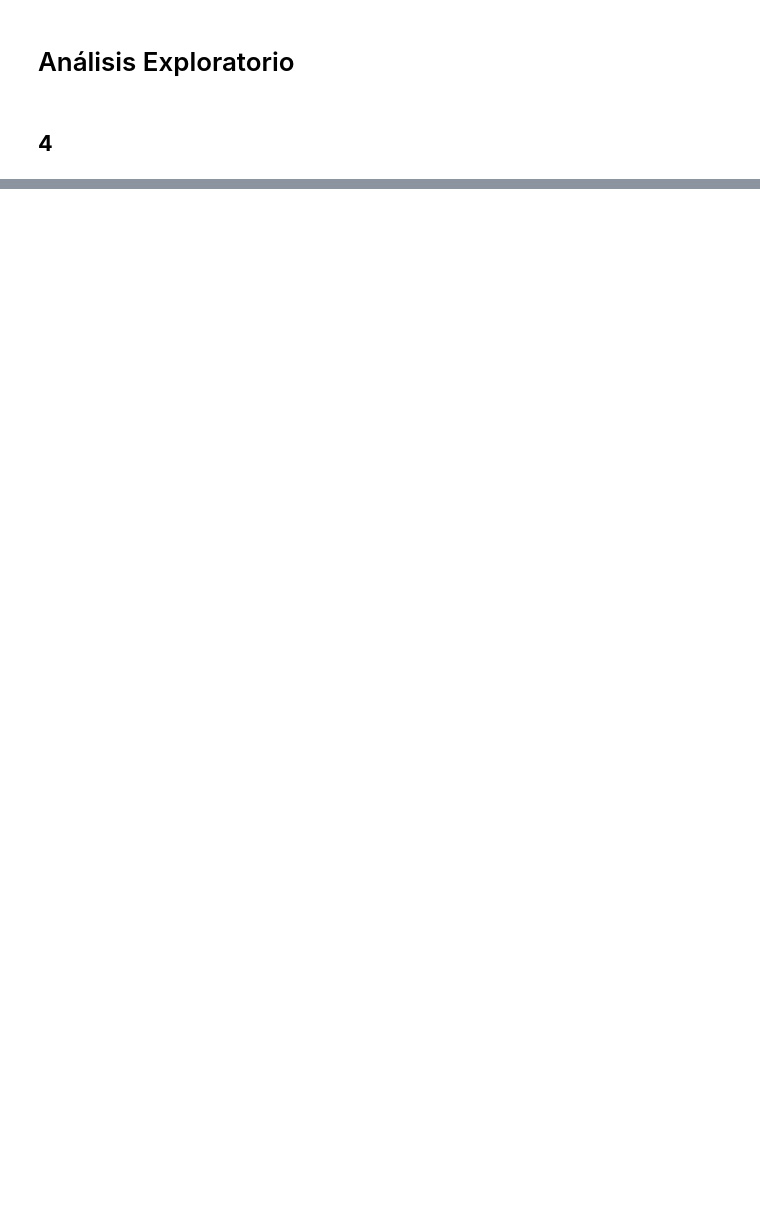
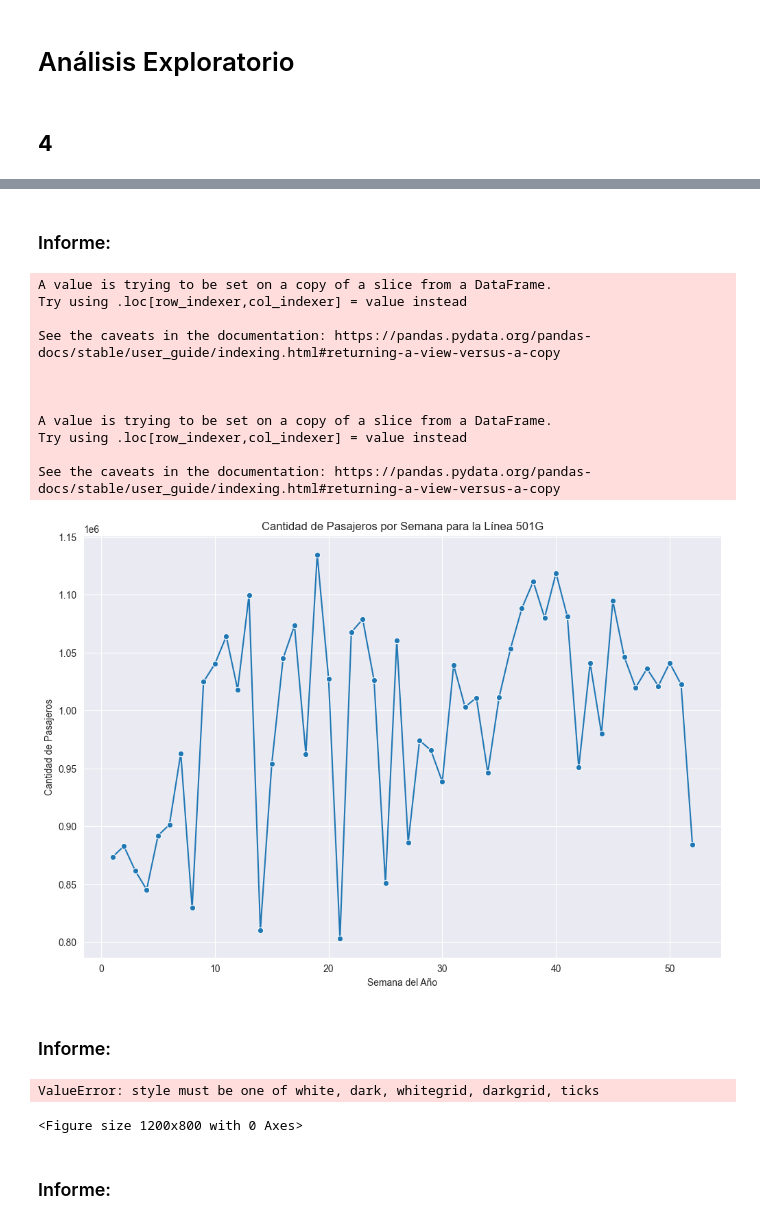
Before and after one commit to pedrobergaglio/transporte-publico-2023-ldd, a Jupyter notebook: tp1_sube2023.ipynb, the cells around one changed output, grey strips where cells are left out. Saved outputs shown, nothing was run; the diff lists cells and outputs as text; code cells hidden in the pictures; blank space fills up the shorter version.

Commit message:
3 gráficos nuevos + 5(a) y (b)

```diff
--- a/tp1_sube2023.ipynb
+++ b/tp1_sube2023.ipynb
@@ -194,3 +236,63 @@ plt.show()
+# %% [markdown]
+### Informe:
+# %%
+# Filtro los datos para la línea 501G
+datos_501G = sube_2023[(sube_2023['LINEA'] == 'BSAS_LINEA_501G')]
+
+# Convertir la columna de fechas a tipo datetime (si aún no lo está)
+datos_501G['FECHA'] = pd.to_datetime(datos_501G['FECHA'])
+
+# Agregar una columna de semana del año
+datos_501G['SEMANA'] = datos_501G['FECHA'].dt.isocalendar().week
+
+# Agrupar los datos por semana y calcular la suma de pasajeros
+pasajeros_por_semana = datos_501G.groupby('SEMANA')['CANTIDAD'].sum().reset_index()
+
+plt.figure(figsize=(12, 8))
+sns.lineplot(data=pasajeros_por_semana, x='SEMANA', y='CANTIDAD', marker='o')
+
+plt.title('Cantidad de Pasajeros por Semana para la Línea 501G')
+plt.xlabel('Semana del Año')
+plt.ylabel('Cantidad de Pasajeros')
+plt.grid(True)
+plt.show()
+# %% [output]
+A value is trying to be set on a copy of a slice from a DataFrame.
+Try using .loc[row_indexer,col_indexer] = value instead
+
+See the caveats in the documentation: https://pandas.pydata.org/pandas-docs/stable/user_guide/indexing.html#returning-a-view-versus-a-copy
+
+
+
+A value is trying to be set on a copy of a slice from a DataFrame.
+Try using .loc[row_indexer,col_indexer] = value instead
+
+See the caveats in the documentation: https://pandas.pydata.org/pandas-docs/stable/user_guide/indexing.html#returning-a-view-versus-a-copy
+[figure, added]
+# %% [markdown]
+### Informe:
+# %%
+plt.figure(figsize=(12, 8))
+
+# Aplicar groupby con los filtros correspondientes
+datos_agrupados = sube_2023.groupby(["FECHA_MES", "TIPO_TRANSPORTE", "AMBA"])["CANTIDAD"].sum().reset_index()
+
+# Filtrar los datos por tipo de transporte y región y trazar los gráficos de barras
+sns.set_style("")  # Cambiar el estilo del gráfico
+sns.barplot(data=datos_agrupados, x='FECHA_MES', y='CANTIDAD', hue='TIPO_TRANSPORTE',
+            palette='bright', alpha=0.8)  # Usar el parámetro hue para separar por tipo de transporte
+
+plt.title('Cantidad de Pasajeros de Transporte Público a lo largo del 2023 por Tipo de Transporte y Región')
+plt.xlabel('Mes')
+plt.ylabel('Cantidad de Pasajeros')
+plt.legend(title='Tipo de Transporte')
+plt.ticklabel_format(style='plain', axis='y')
+plt.show()
+# %% [output]
+ValueError: style must be one of white, dark, whitegrid, darkgrid, ticks
+<Figure size 1200x800 with 0 Axes>
+# %% [markdown]
+### Informe:
 # %%
 with open ("./ProvinciasArgentina.geojson") as f:
     data = json.load(f)
```
Also changed, not shown: parts of 25 cells of this notebook.
